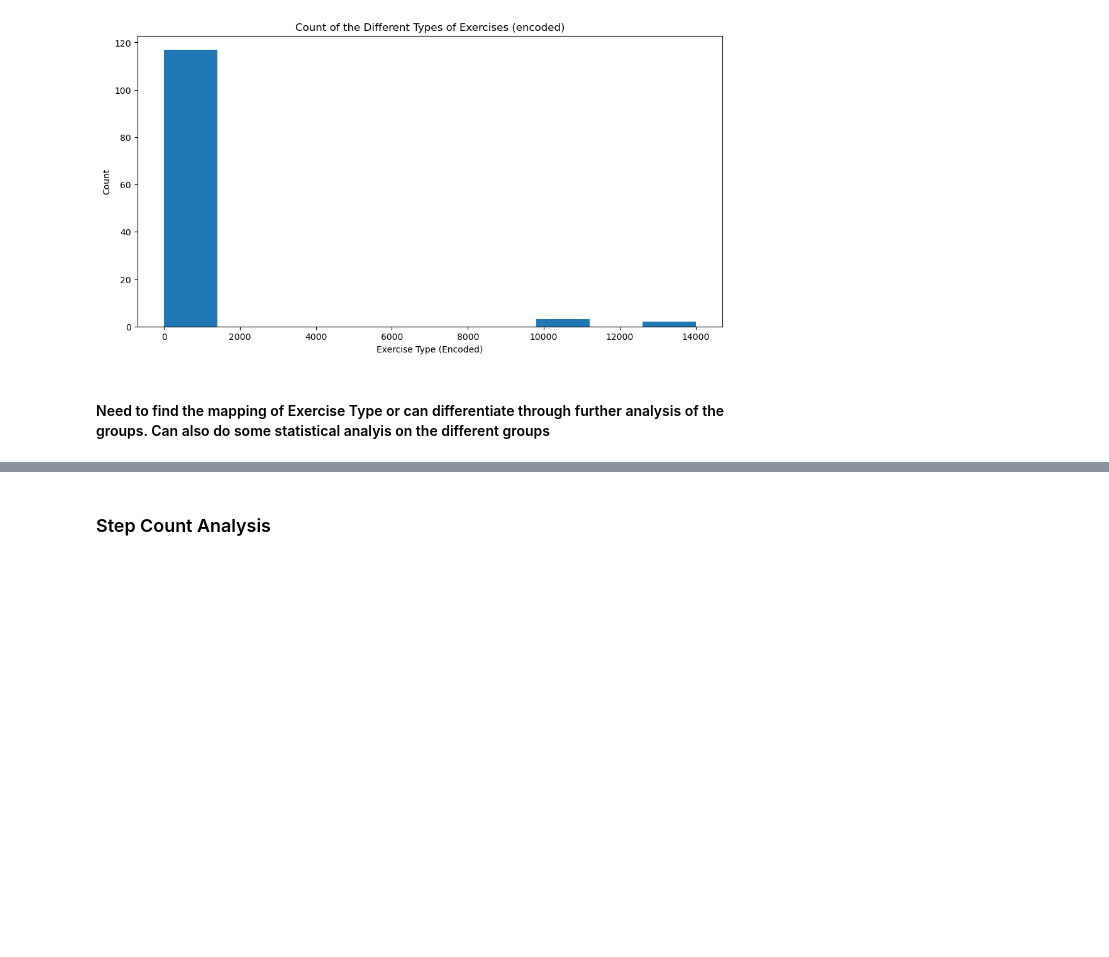
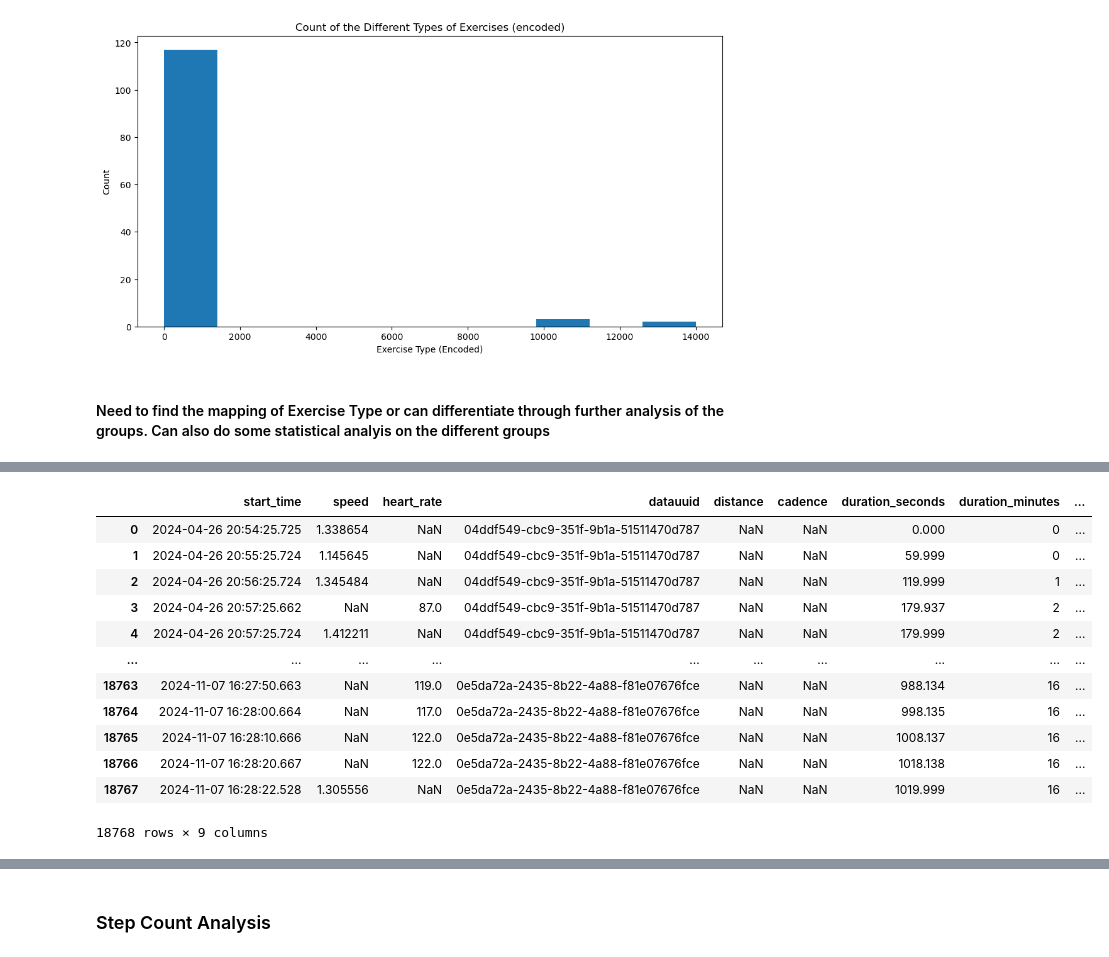
Before and after one commit to ddiaz1126/Heart-Rate-Monitoring-Forecast, a Jupyter notebook: data_analysis_watch_data.ipynb, the cells around one changed output, grey strips where cells are left out. Saved outputs shown, nothing was run; the diff lists cells and outputs as text; code cells hidden in the pictures; blank space fills up the shorter version.

```diff
--- a/data_analysis_watch_data.ipynb
+++ b/data_analysis_watch_data.ipynb
@@ -171,0 +233,16 @@ plt.show()
+# %%
+# Ensure the DataFrame is not empty
+if not all_walk_data_df.empty:
+    # Convert 'start_time' to datetime if not already done
+    all_walk_data_df['start_time'] = pd.to_datetime(all_walk_data_df['start_time'], unit='ms')
+
+    # Create a new column for duration in seconds since the start of each group
+    all_walk_data_df['duration_seconds'] = (
+        all_walk_data_df
+        .groupby('datauuid')['start_time']
+        .transform(lambda x: (x - x.min()).dt.total_seconds())
+    )
+
+    print("New column 'duration_seconds' created successfully!")
+else:
+    print("The DataFrame is empty. No operation performed.")
@@ -171,0 +279,17 @@ plt.show()
+# %%
+all_walk_data_df['date'] = pd.to_datetime(all_walk_data_df['start_time'], unit='ms').dt.strftime('%Y-%m-%d')
+all_walk_data_df
+# %% [output]
+|  | start_time | speed | heart_rate | datauuid | distance | cadence | duration_seconds | duration_minutes | ... |
+| 0 | 2024-04-26 20:54:25.725 | 1.338654 | NaN | 04ddf549-cbc9-351f-9b1a-51511470d787 | NaN | NaN | 0.000 | 0 | ... |
+| 1 | 2024-04-26 20:55:25.724 | 1.145645 | NaN | 04ddf549-cbc9-351f-9b1a-51511470d787 | NaN | NaN | 59.999 | 0 | ... |
+| 2 | 2024-04-26 20:56:25.724 | 1.345484 | NaN | 04ddf549-cbc9-351f-9b1a-51511470d787 | NaN | NaN | 119.999 | 1 | ... |
+| 3 | 2024-04-26 20:57:25.662 | NaN | 87.0 | 04ddf549-cbc9-351f-9b1a-51511470d787 | NaN | NaN | 179.937 | 2 | ... |
+| 4 | 2024-04-26 20:57:25.724 | 1.412211 | NaN | 04ddf549-cbc9-351f-9b1a-51511470d787 | NaN | NaN | 179.999 | 2 | ... |
+| ... | ... | ... | ... | ... | ... | ... | ... | ... | ... |
+| 18763 | 2024-11-07 16:27:50.663 | NaN | 119.0 | 0e5da72a-2435-8b22-4a88-f81e07676fce | NaN | NaN | 988.134 | 16 | ... |
+| 18764 | 2024-11-07 16:28:00.664 | NaN | 117.0 | 0e5da72a-2435-8b22-4a88-f81e07676fce | NaN | NaN | 998.135 | 16 | ... |
+| 18765 | 2024-11-07 16:28:10.666 | NaN | 122.0 | 0e5da72a-2435-8b22-4a88-f81e07676fce | NaN | NaN | 1008.137 | 16 | ... |
+| 18766 | 2024-11-07 16:28:20.667 | NaN | 122.0 | 0e5da72a-2435-8b22-4a88-f81e07676fce | NaN | NaN | 1018.138 | 16 | ... |
+| 18767 | 2024-11-07 16:28:22.528 | 1.305556 | NaN | 0e5da72a-2435-8b22-4a88-f81e07676fce | NaN | NaN | 1019.999 | 16 | ... |
+18768 rows × 9 columns
```
Also changed, not shown: parts of 9 cells of this notebook, 4 other files.
